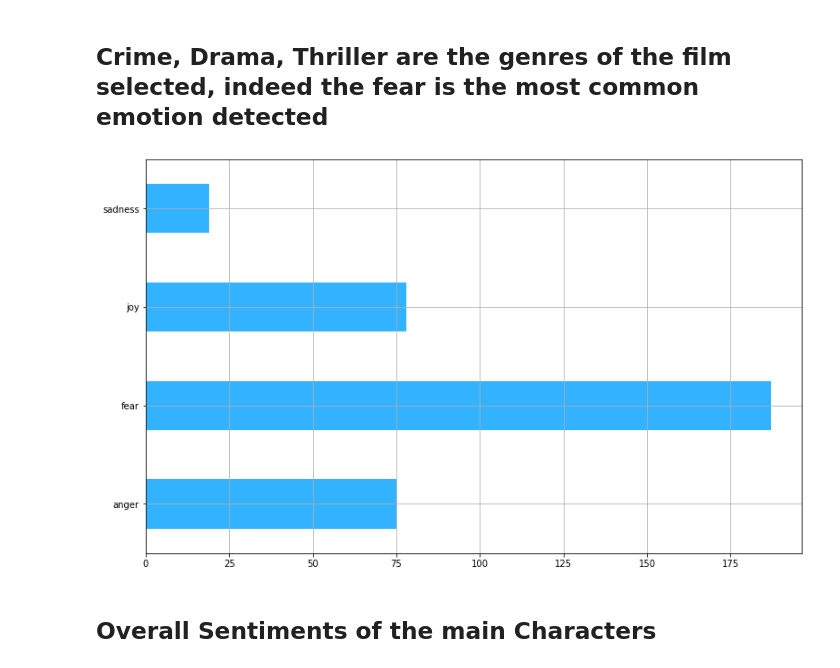
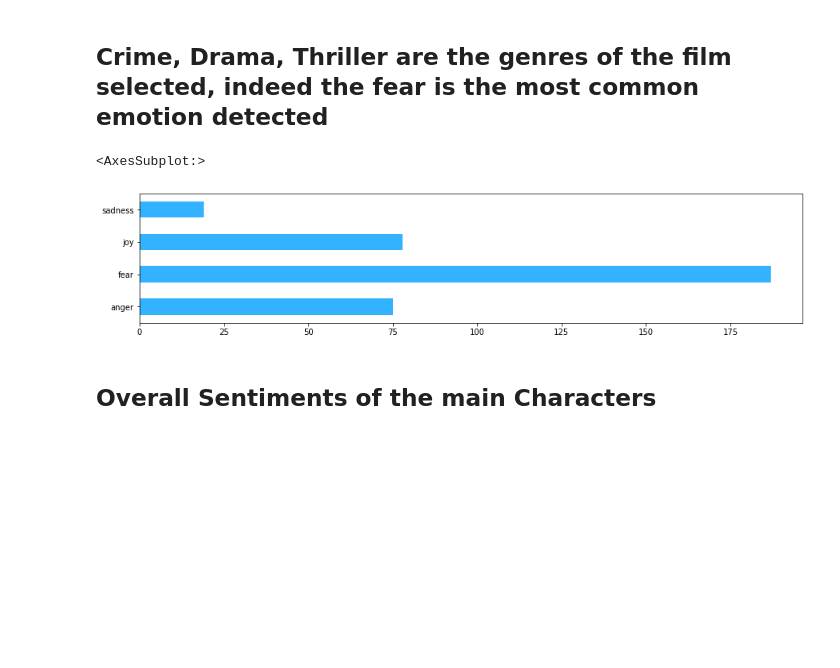
Before and after one commit to andreacutrera/how_do_you_feel_my_dear, a Jupyter notebook: text_mining_godfather_emotions_analysis.ipynb, the cells around one changed output. Cells and saved outputs as stored; diff of their text form; code cells hidden in the pictures; blank space fills up the shorter version.

Commit message:
plot fixed

```diff
--- a/text_mining_godfather_emotions_analysis.ipynb
+++ b/text_mining_godfather_emotions_analysis.ipynb
@@ -25,10 +25,11 @@ data.head()
 # %% [markdown]
 ## Crime, Drama, Thriller are the genres of the film selected, indeed the fear is the most common emotion detected
 # %%
-data.prediction.value_counts().sort_index(ascending=True).plot(kind='barh',figsize=(13, 8), color='#33B2FF')
-plt.grid()
+data.prediction.value_counts().sort_index(ascending=True).plot(kind='barh',figsize=(15, 3), color='#33B2FF')
+#plt.grid()
 # %% [output]
+<AxesSubplot:>
-[figure, old version]
+[figure, new version]
 # %% [markdown]
 ## Overall Sentiments of the main Characters
 # %%
```
Also changed, not shown: parts of 11 cells of this notebook.
